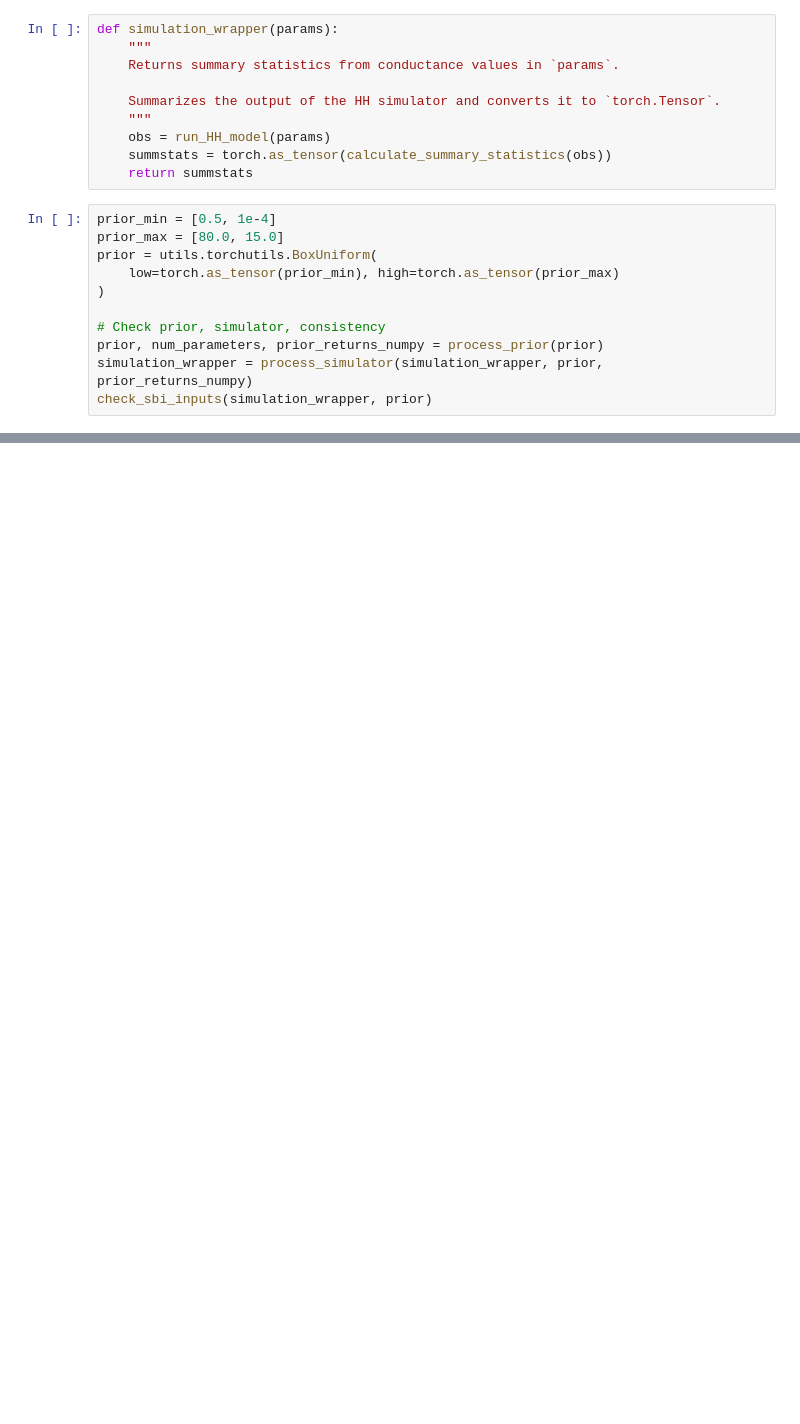
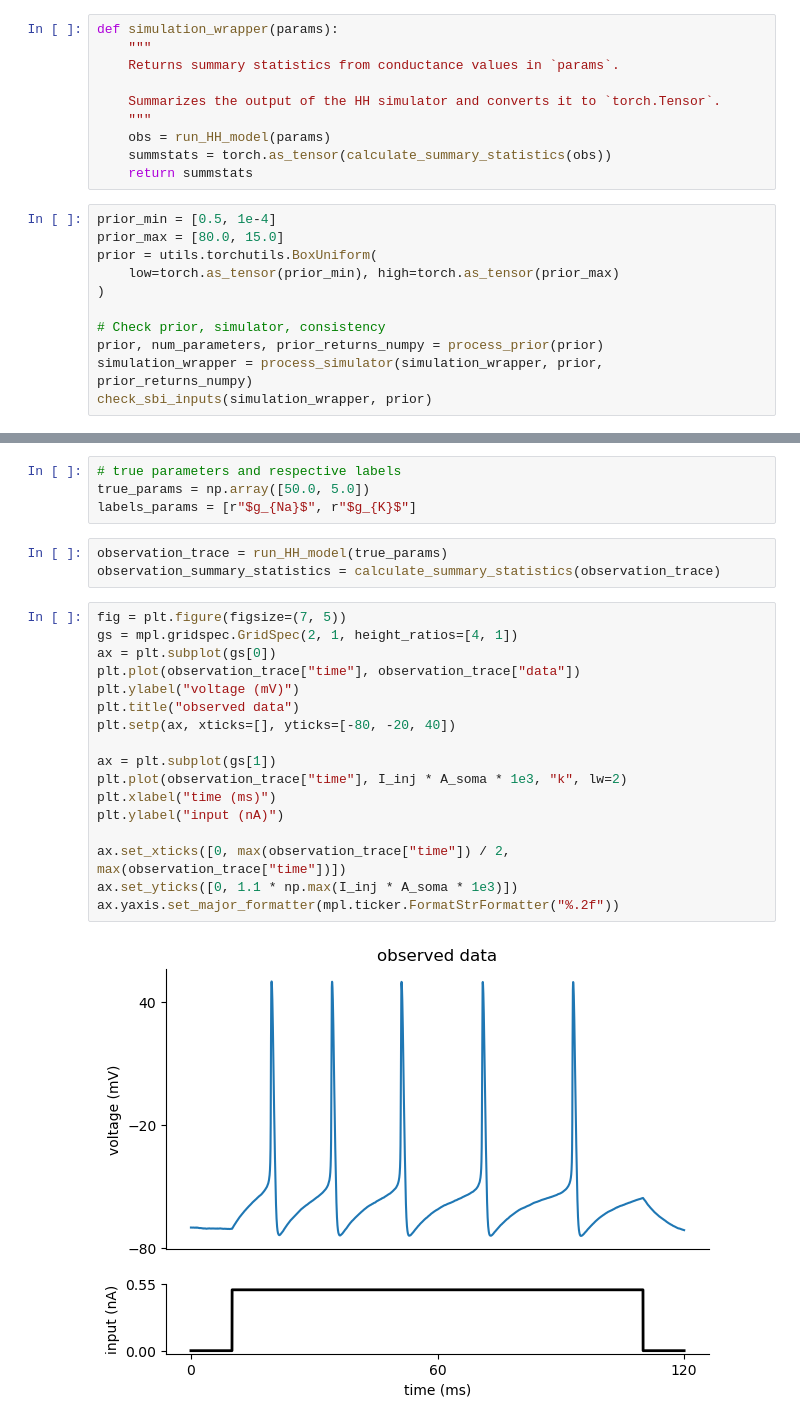
Before and after one commit to skcajs/pandora, a Jupyter notebook: notebooks/simulation_based_inference/tutorials/hodgkin_huxley_model.ipynb, the cells around one changed output, grey strips where cells are left out. Saved outputs shown, nothing was run; the diff lists cells and outputs as text; blank space fills up the shorter version.

```diff
--- a/notebooks/simulation_based_inference/tutorials/hodgkin_huxley_model.ipynb
+++ b/notebooks/simulation_based_inference/tutorials/hodgkin_huxley_model.ipynb
@@ -328,0 +345,26 @@ check_sbi_inputs(simulation_wrapper, prior)
+# %%
+# true parameters and respective labels
+true_params = np.array([50.0, 5.0])
+labels_params = [r"$g_{Na}$", r"$g_{K}$"]
+# %%
+observation_trace = run_HH_model(true_params)
+observation_summary_statistics = calculate_summary_statistics(observation_trace)
+# %%
+fig = plt.figure(figsize=(7, 5))
+gs = mpl.gridspec.GridSpec(2, 1, height_ratios=[4, 1])
+ax = plt.subplot(gs[0])
+plt.plot(observation_trace["time"], observation_trace["data"])
+plt.ylabel("voltage (mV)")
+plt.title("observed data")
+plt.setp(ax, xticks=[], yticks=[-80, -20, 40])
+
+ax = plt.subplot(gs[1])
+plt.plot(observation_trace["time"], I_inj * A_soma * 1e3, "k", lw=2)
+plt.xlabel("time (ms)")
+plt.ylabel("input (nA)")
+
+ax.set_xticks([0, max(observation_trace["time"]) / 2, max(observation_trace["time"])])
+ax.set_yticks([0, 1.1 * np.max(I_inj * A_soma * 1e3)])
+ax.yaxis.set_major_formatter(mpl.ticker.FormatStrFormatter("%.2f"))
+# %% [output]
+[figure, added]
```
Also changed, not shown: parts of 10 cells of this notebook, 21 other files.
